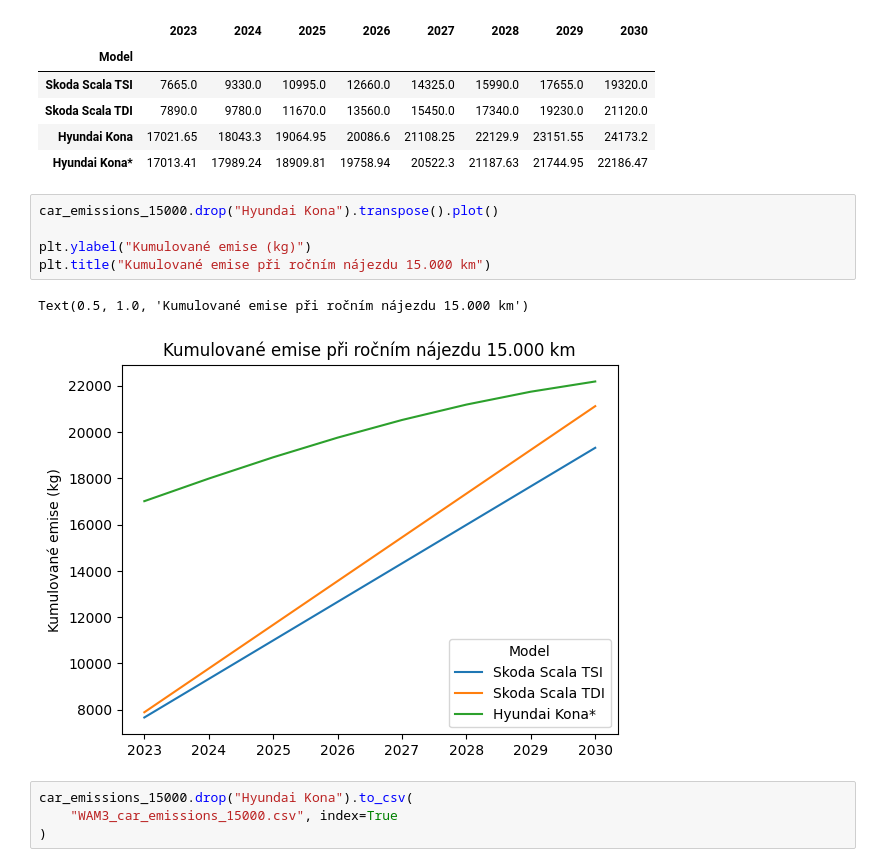
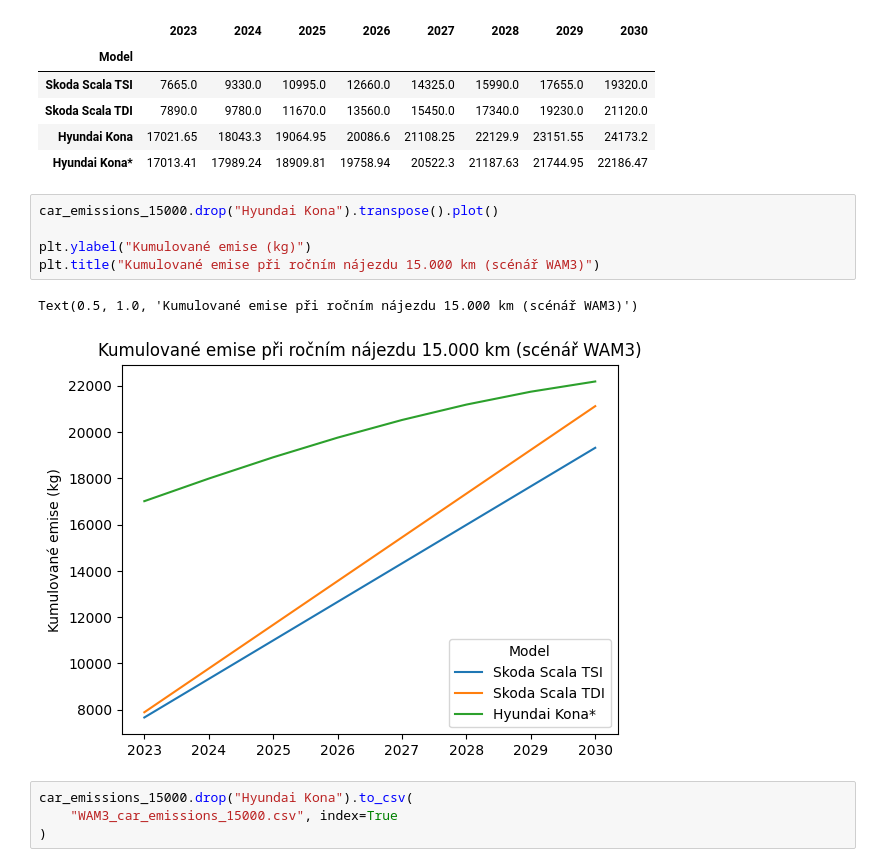
Before and after one commit to Czechitas-DA-Green-is-Good/Hackathon, a Jupyter notebook: WAM3_cars_emissions.ipynb, the cells around one changed output. Cells and saved outputs as stored; diff of their text form.

```diff
--- a/WAM3_cars_emissions.ipynb
+++ b/WAM3_cars_emissions.ipynb
@@ -186,11 +186,11 @@ car_emissions_15000
 # %%
 car_emissions_15000.drop("Hyundai Kona").transpose().plot()
 
 plt.ylabel("Kumulované emise (kg)")
-plt.title("Kumulované emise při ročním nájezdu 15.000 km")
+plt.title("Kumulované emise při ročním nájezdu 15.000 km (scénář WAM3)")
 # %% [output]
-Text(0.5, 1.0, 'Kumulované emise při ročním nájezdu 15.000 km')
+Text(0.5, 1.0, 'Kumulované emise při ročním nájezdu 15.000 km (scénář WAM3)')
-[figure, old version]
+[figure, new version]
 # %%
 car_emissions_15000.drop("Hyundai Kona").to_csv(
     "WAM3_car_emissions_15000.csv", index=True
```
Also changed, not shown: parts of 2 cells of this notebook, 1 other file.
